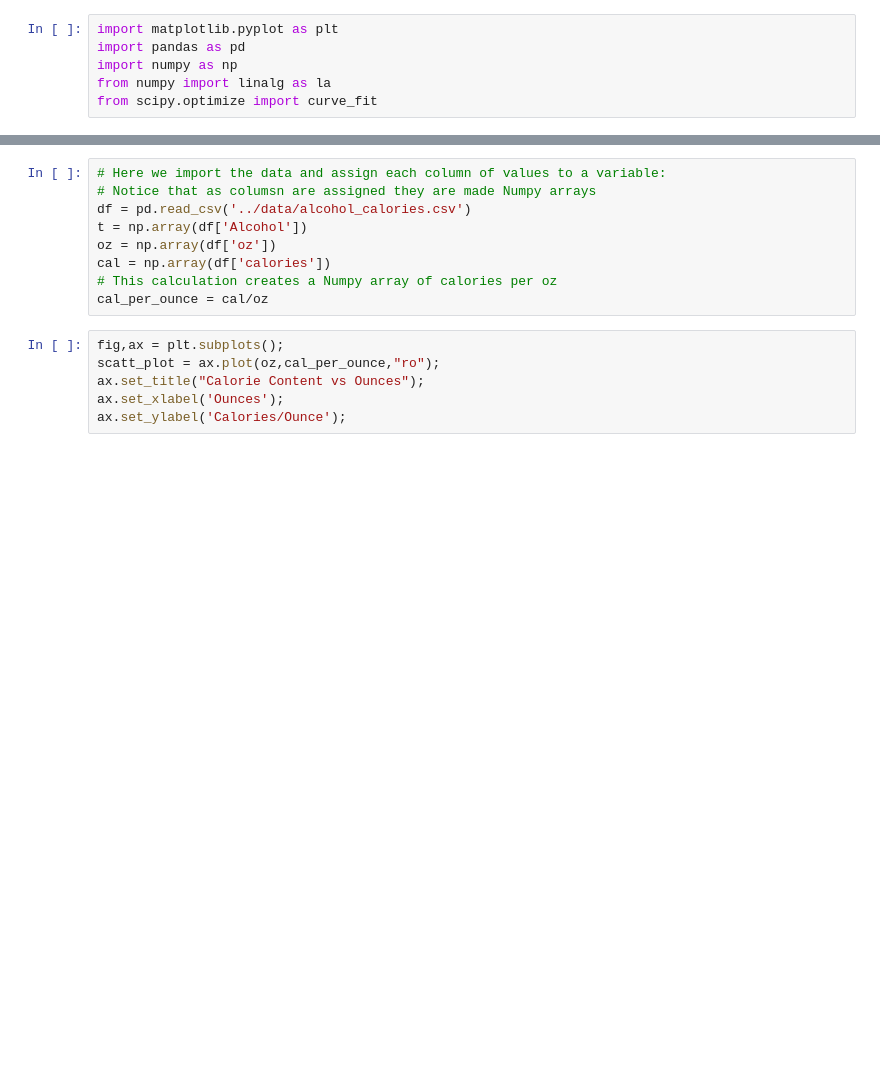
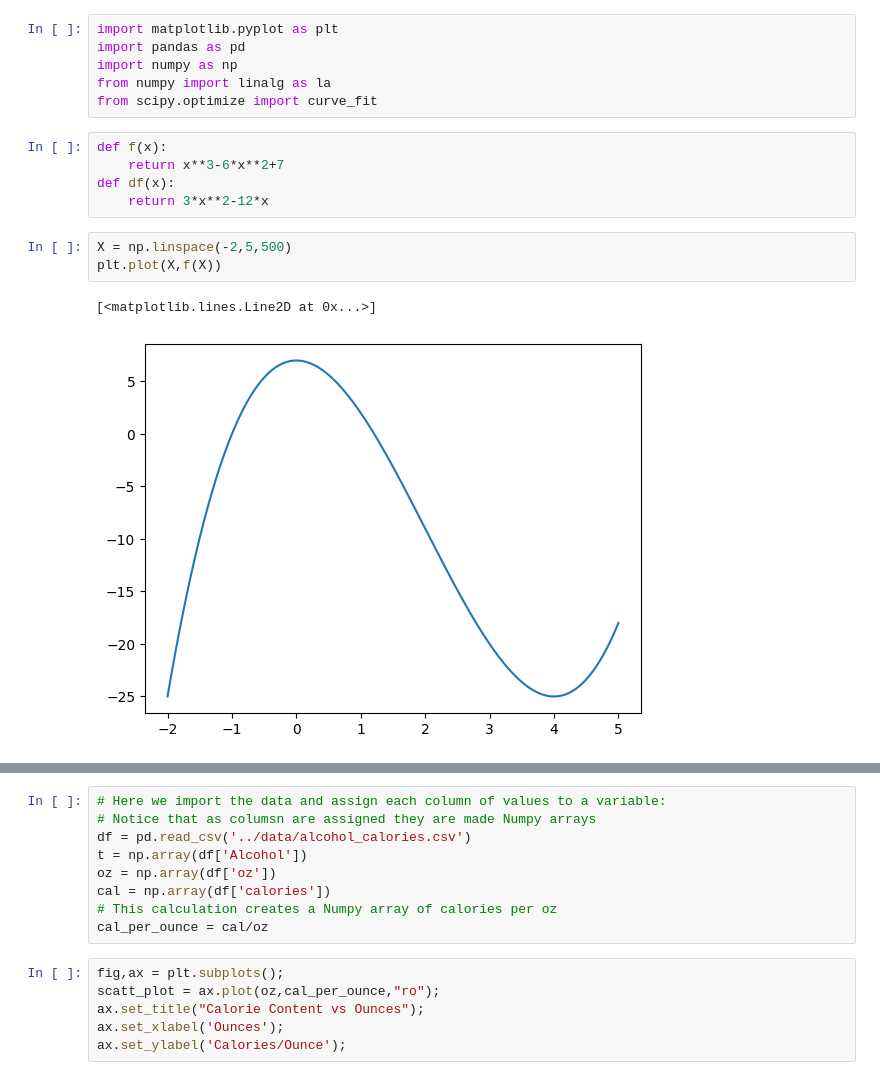
Before and after one commit to narges2027/Mmmmm..Machine_Learning, a Jupyter notebook: Class_Files/gradients.ipynb, the cells around one changed output, grey strips where cells are left out. Cells and saved outputs as stored; diff of their text form; blank space fills up the shorter version.

```diff
--- a/Class_Files/gradients.ipynb
+++ b/Class_Files/gradients.ipynb
@@ -4,3 +4,14 @@ import pandas as pd
 import numpy as np
 from numpy import linalg as la
 from scipy.optimize import curve_fit
+# %%
+def f(x):
+    return x**3-6*x**2+7
+def df(x):
+    return 3*x**2-12*x
+# %%
+X = np.linspace(-2,5,500)
+plt.plot(X,f(X))
+# %% [output]
+[<matplotlib.lines.Line2D at 0x...>]
+[figure, added]
```
Also changed, not shown: parts of 4 cells of this notebook.
